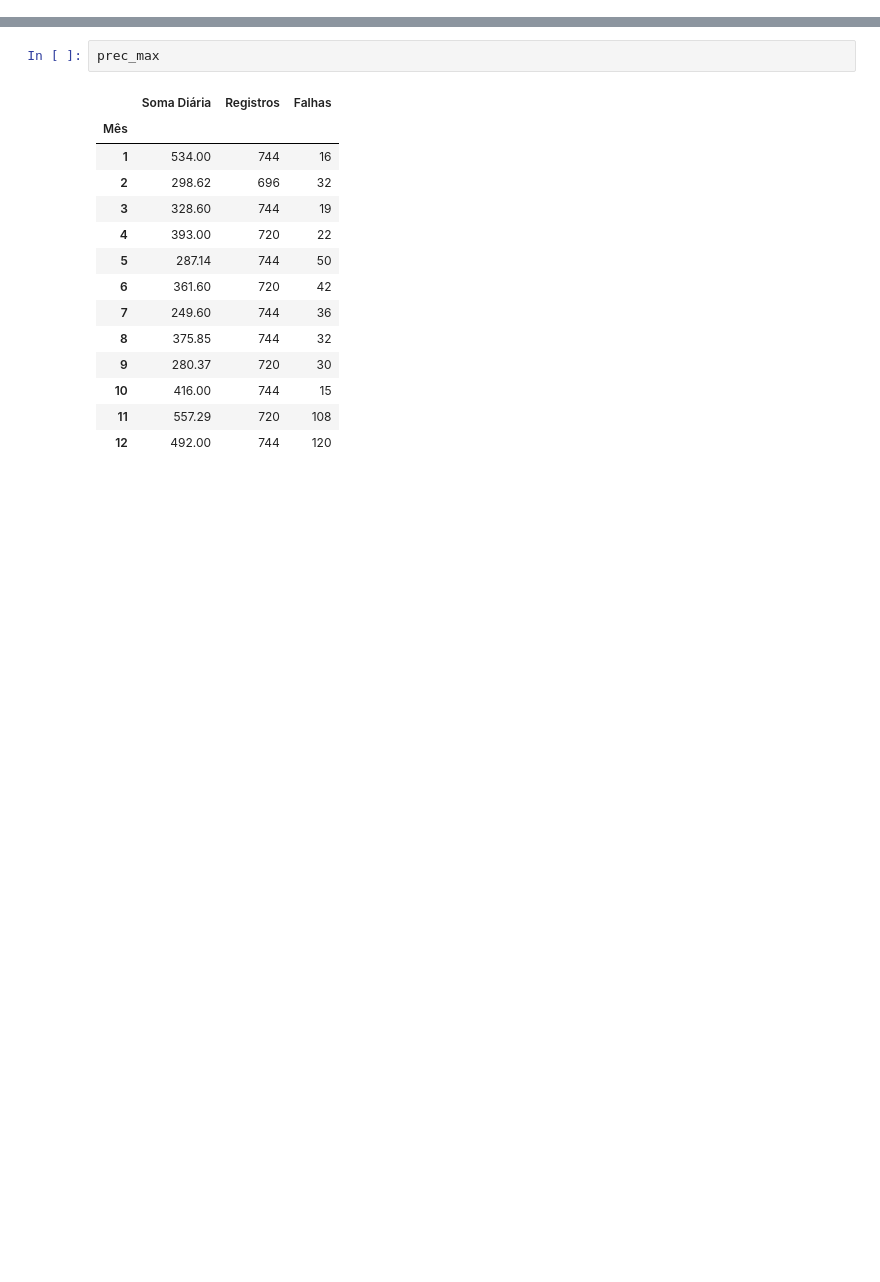
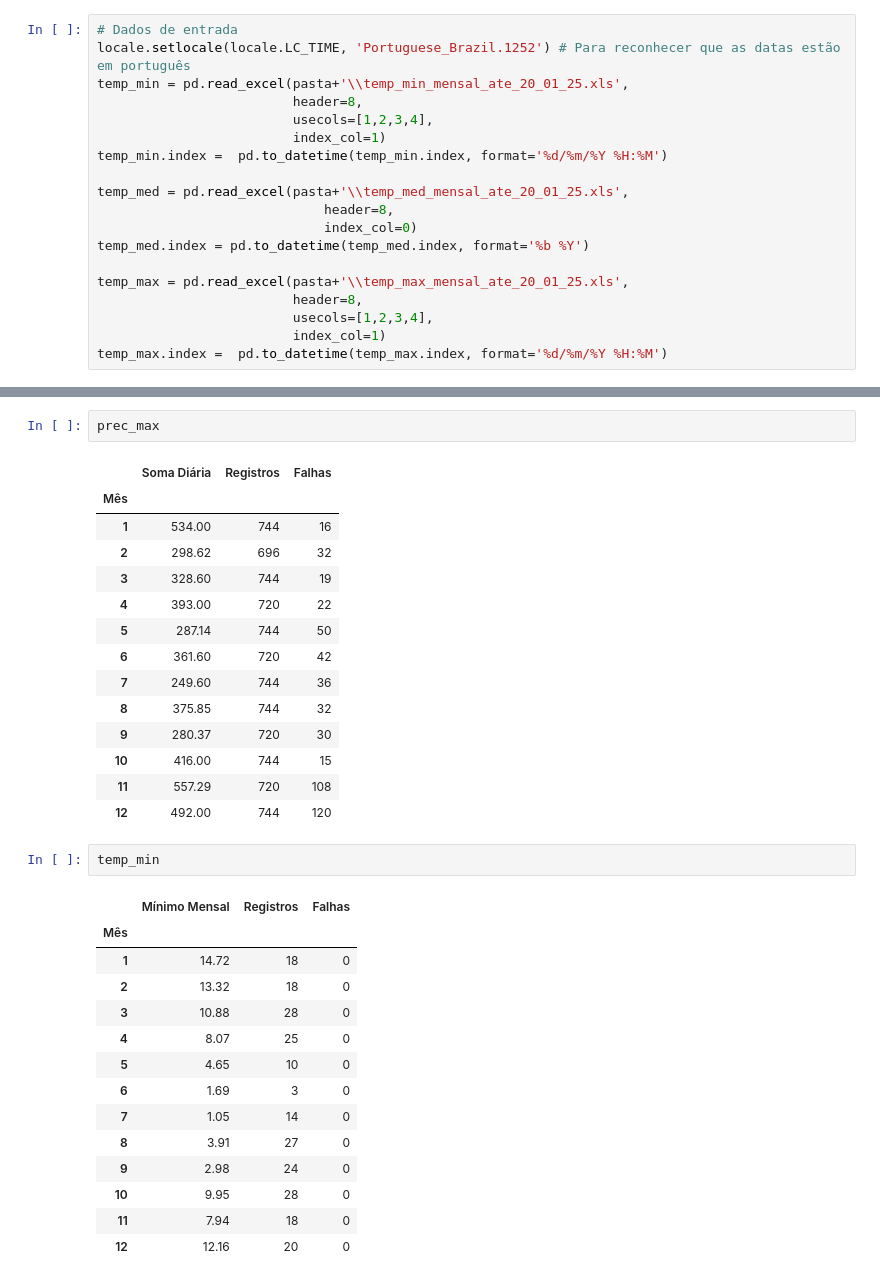
Before and after one commit to vitoria20241/LAUTEC, a Jupyter notebook: Notebooks/Normal_climatologica.ipynb, the cells around one changed output, grey strips where cells are left out. Drawn from its saved outputs; the diff is of its cells as text; blank space fills up the shorter version.

```diff
--- a/Notebooks/Normal_climatologica.ipynb
+++ b/Notebooks/Normal_climatologica.ipynb
@@ -36,0 +40,19 @@ prec_max = precipitacao.groupby('Mês').max()
+# %%
+# Dados de entrada
+locale.setlocale(locale.LC_TIME, 'Portuguese_Brazil.1252') # Para reconhecer que as datas estão em português
+temp_min = pd.read_excel(pasta+'\\temp_min_mensal_ate_20_01_25.xls',
+                         header=8,
+                         usecols=[1,2,3,4],
+                         index_col=1)
+temp_min.index =  pd.to_datetime(temp_min.index, format='%d/%m/%Y %H:%M')
+
+temp_med = pd.read_excel(pasta+'\\temp_med_mensal_ate_20_01_25.xls',
+                             header=8,
+                             index_col=0)
+temp_med.index = pd.to_datetime(temp_med.index, format='%b %Y')
+
+temp_max = pd.read_excel(pasta+'\\temp_max_mensal_ate_20_01_25.xls',
+                         header=8,
+                         usecols=[1,2,3,4],
+                         index_col=1)
+temp_max.index =  pd.to_datetime(temp_max.index, format='%d/%m/%Y %H:%M')
@@ -108,3 +184,20 @@ prec_max
 | 10 | 416.00 | 744 | 15 |
 | 11 | 557.29 | 720 | 108 |
 | 12 | 492.00 | 744 | 120 |
+# %%
+temp_min
+# %% [output]
+|  | Mínimo Mensal | Registros | Falhas |
+| Mês |  |  |  |
+| 1 | 14.72 | 18 | 0 |
+| 2 | 13.32 | 18 | 0 |
+| 3 | 10.88 | 28 | 0 |
+| 4 | 8.07 | 25 | 0 |
+| 5 | 4.65 | 10 | 0 |
+| 6 | 1.69 | 3 | 0 |
+| 7 | 1.05 | 14 | 0 |
+| 8 | 3.91 | 27 | 0 |
+| 9 | 2.98 | 24 | 0 |
+| 10 | 9.95 | 28 | 0 |
+| 11 | 7.94 | 18 | 0 |
+| 12 | 12.16 | 20 | 0 |
```
Also changed, not shown: parts of 11 cells of this notebook.
